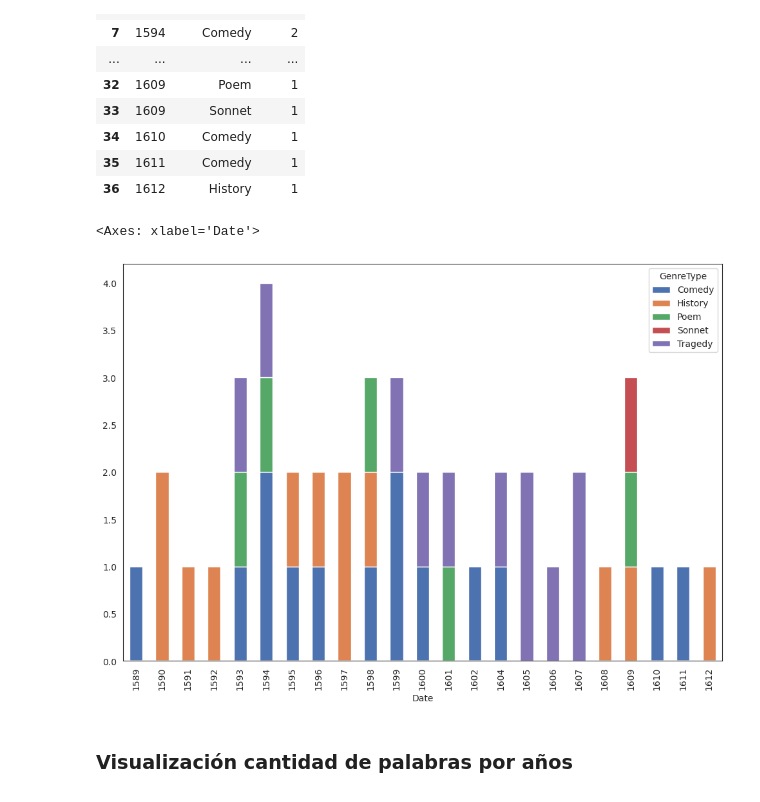
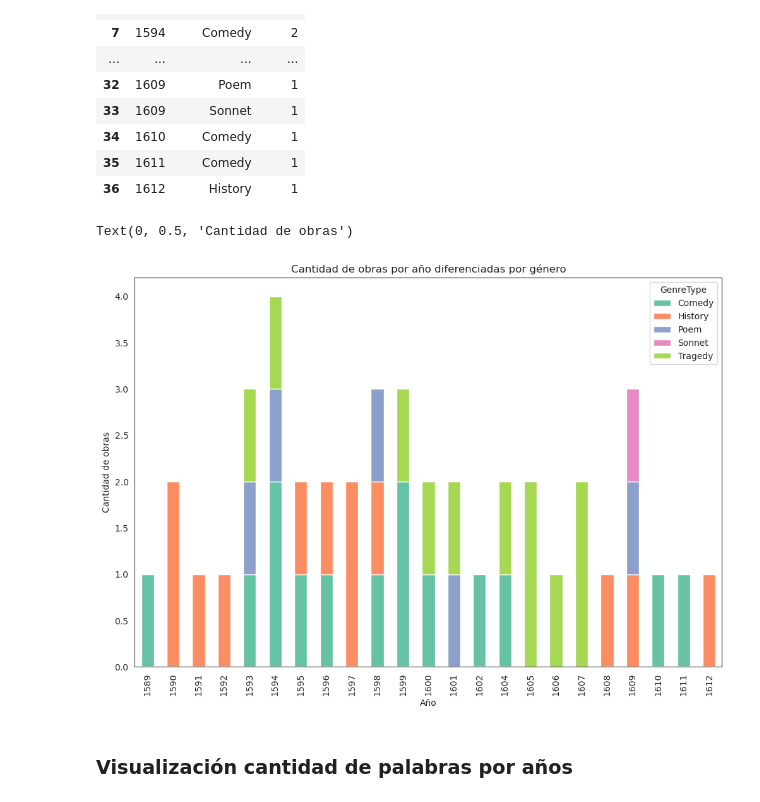
Before and after one commit to AnaCortazzo/ShakespeareTarea1, a Jupyter notebook: shakespeareAnalysis.ipynb, the cells around one changed output. Cells and saved outputs as stored; diff of their text form; code cells hidden in the pictures.

Commit message:
"expresiones good lord y visualizaciones nuevas"

```diff
--- a/shakespeareAnalysis.ipynb
+++ b/shakespeareAnalysis.ipynb
@@ -637,0 +643,16 @@ plt.show()
+# %%
+#reorganizo la data para graficar
+word_per_work_char_pivoted = word_per_work_char[:10].pivot(index='CharName', columns='Title', values='word_count')
+word_per_work_char_pivoted['Total'] = word_per_work_char_pivoted.sum(axis=1)
+word_per_work_char_pivoted = word_per_work_char_pivoted.sort_values(by='Total', ascending=True).drop('Total', axis=1)
+#print(word_per_work_char_pivoted)
+
+palette = sns.color_palette("Set1")
+sns.set_style("white")
+ax = word_per_work_char_pivoted.plot.barh(stacked=True, figsize=(12, 8), color=palette)
+
+ax.set_title('Cantidad de palabras por personaje y obra')
+ax.set_xlabel('Cantidad de palabras')
+ax.set_ylabel('Personaje')
+
+plt.show()
@@ -690,0 +687,18 @@ plt.show()
+# %%
+#Visualización sin stopWords
+
+#reorganizo la data para graficar
+word_per_work_char_pivoted2 = word_per_work_char2[:10].pivot(index='CharName', columns='Title', values='word_count')
+word_per_work_char_pivoted2['Total'] = word_per_work_char_pivoted2.sum(axis=1)
+word_per_work_char_pivoted2 = word_per_work_char_pivoted2.sort_values(by='Total', ascending=True).drop('Total', axis=1)
+#print(word_per_work_char_pivoted2)
+
+palette = sns.color_palette("Set1")
+sns.set_style("white")
+ax = word_per_work_char_pivoted2.plot.barh(stacked=True, figsize=(12, 8), color=palette)
+
+ax.set_title('Cantidad de palabras por personaje y obra (sin Stop Words)')
+ax.set_xlabel('Cantidad de palabras')
+ax.set_ylabel('Personaje')
+
+plt.show()
@@ -791,14 +803,18 @@ df_works_grouped
 # %%
 #Visualización por año y por género
 
 df_works_pivoted = df_works_grouped.pivot(index='Date', columns='GenreType', values='Total')
+#print(df_works_pivoted)
+palette = sns.color_palette("Set2")
+sns.set_style("white")
+ax = df_works_pivoted.plot.bar(stacked=True, figsize=(12, 8), color=palette)
 
-palette = sns.color_palette("deep")
-sns.set_style("white")
-df_works_pivoted.plot.bar(stacked=True, figsize=(12, 8), color=palette)
+ax.set_title('Cantidad de obras por año diferenciadas por género')
+ax.set_xlabel('Año')
+ax.set_ylabel('Cantidad de obras')
 # %% [output]
-<Axes: xlabel='Date'>
+Text(0, 0.5, 'Cantidad de obras')
-[figure, old version]
+[figure, new version]
 # %% [markdown]
 ### Visualización cantidad de palabras por años
 # %%
```
Also changed, not shown: parts of 11 cells of this notebook.
